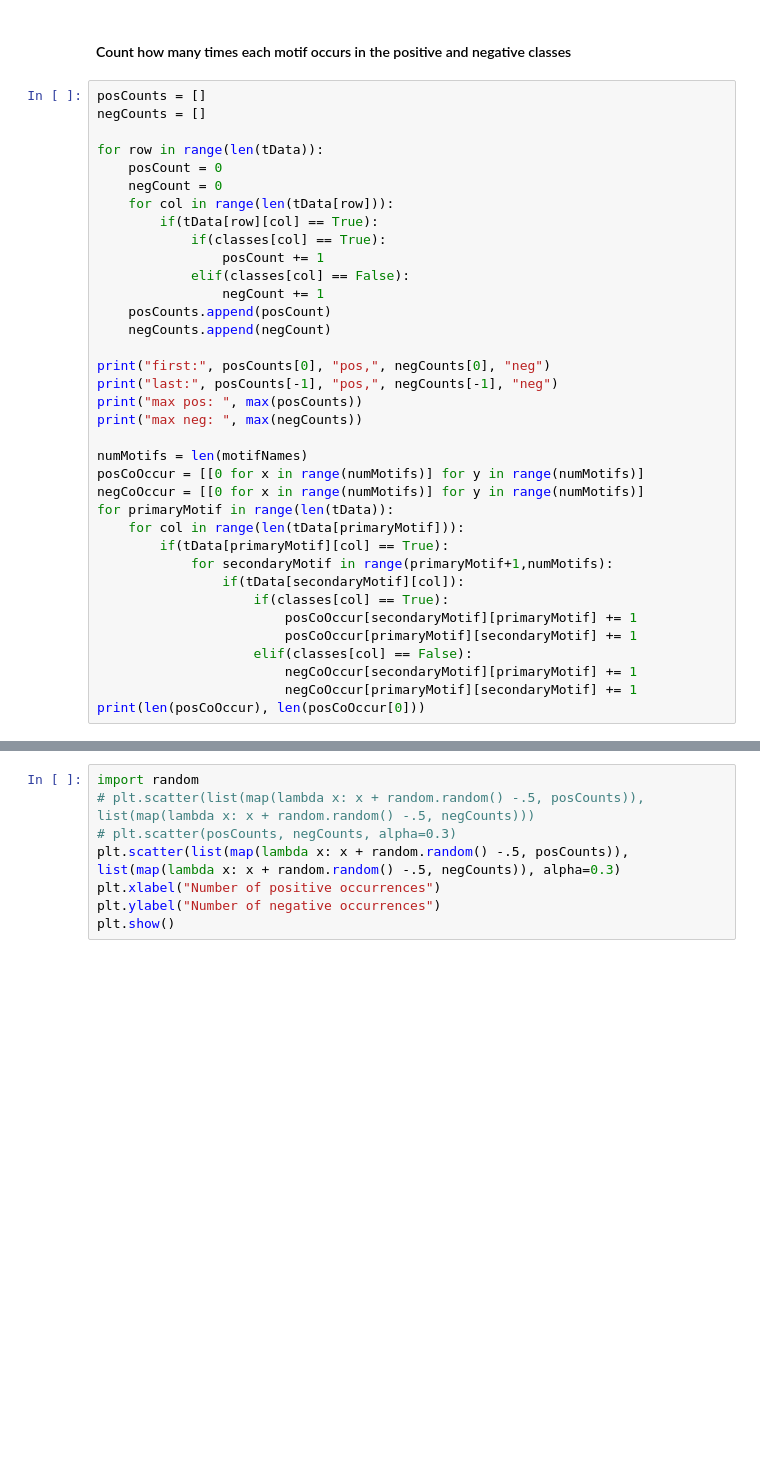
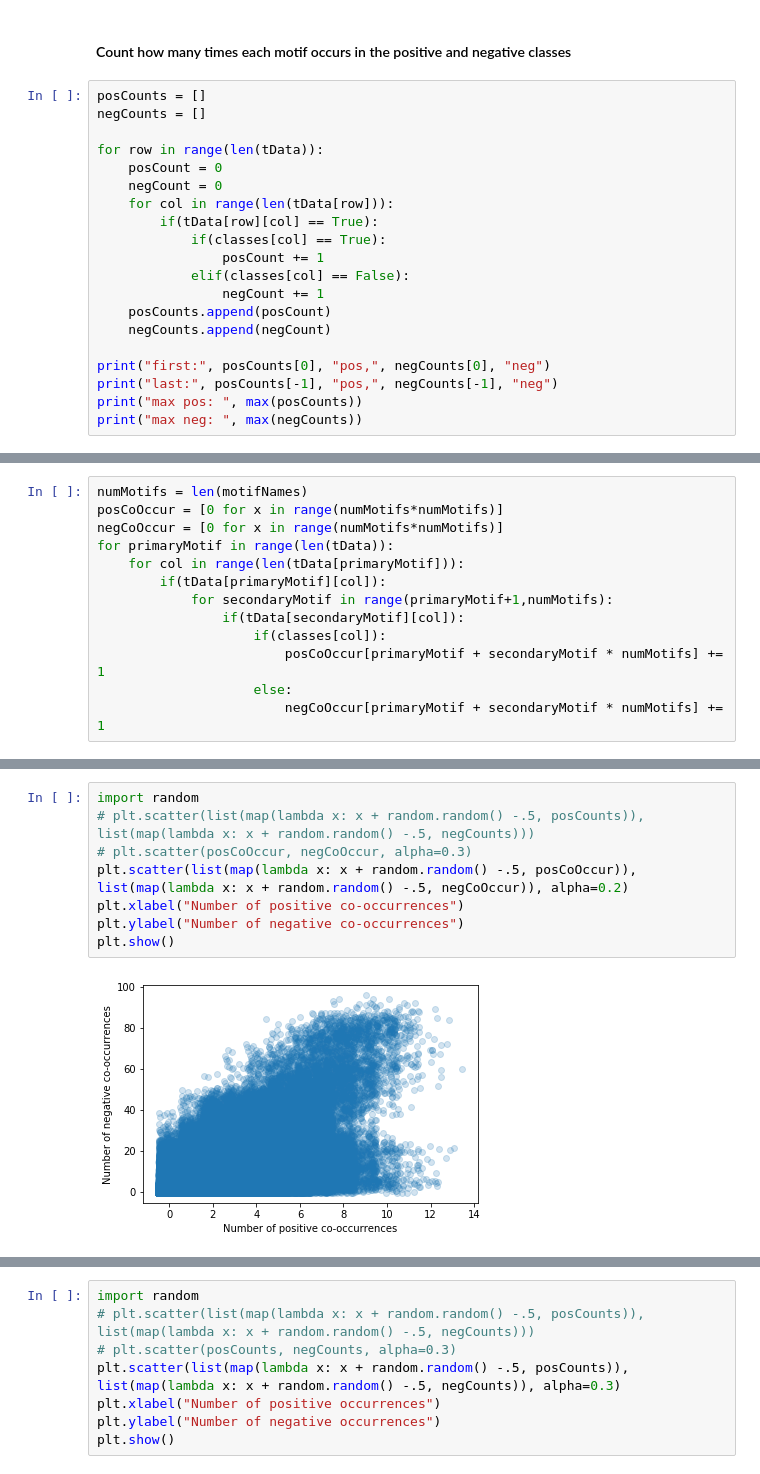
Before and after one commit to mullinmax/IS, a Jupyter notebook: Feature selection.ipynb, the cells around one changed output, grey strips where cells are left out. Drawn from its saved outputs; the diff is of its cells as text; blank space fills up the shorter version.

```diff
--- a/Feature selection.ipynb
+++ b/Feature selection.ipynb
@@ -72,19 +72,3 @@ print("first:", posCounts[0], "pos,", negCounts[0], "neg")
 print("last:", posCounts[-1], "pos,", negCounts[-1], "neg")
 print("max pos: ", max(posCounts))
 print("max neg: ", max(negCounts))
-
-numMotifs = len(motifNames)
-posCoOccur = [[0 for x in range(numMotifs)] for y in range(numMotifs)]
-negCoOccur = [[0 for x in range(numMotifs)] for y in range(numMotifs)]
-for primaryMotif in range(len(tData)):
-    for col in range(len(tData[primaryMotif])):
-        if(tData[primaryMotif][col] == True):
-            for secondaryMotif in range(primaryMotif+1,numMotifs):
-                if(tData[secondaryMotif][col]):
-                    if(classes[col] == True):
-                        posCoOccur[secondaryMotif][primaryMotif] += 1
-                        posCoOccur[primaryMotif][secondaryMotif] += 1
-                    elif(classes[col] == False):
-                        negCoOccur[secondaryMotif][primaryMotif] += 1
-                        negCoOccur[primaryMotif][secondaryMotif] += 1
-print(len(posCoOccur), len(posCoOccur[0]))
@@ -96,0 +75,13 @@ max neg:  106
+# %%
+numMotifs = len(motifNames)
+posCoOccur = [0 for x in range(numMotifs*numMotifs)]
+negCoOccur = [0 for x in range(numMotifs*numMotifs)]
+for primaryMotif in range(len(tData)):
+    for col in range(len(tData[primaryMotif])):
+        if(tData[primaryMotif][col]):
+            for secondaryMotif in range(primaryMotif+1,numMotifs):
+                if(tData[secondaryMotif][col]):
+                    if(classes[col]):
+                        posCoOccur[primaryMotif + secondaryMotif * numMotifs] += 1
+                    else:
+                        negCoOccur[primaryMotif + secondaryMotif * numMotifs] += 1
@@ -97 +92,11 @@ max neg:  106
+# %%
+import random
+# plt.scatter(list(map(lambda x: x + random.random() -.5, posCounts)), list(map(lambda x: x + random.random() -.5, negCounts)))
+# plt.scatter(posCoOccur, negCoOccur, alpha=0.3)
+plt.scatter(list(map(lambda x: x + random.random() -.5, posCoOccur)), list(map(lambda x: x + random.random() -.5, negCoOccur)), alpha=0.2)
+plt.xlabel("Number of positive co-occurrences")
+plt.ylabel("Number of negative co-occurrences")
+plt.show()
+# %% [output]
+[figure, added]
 # %% [markdown]
```
Also changed, not shown: parts of 4 cells of this notebook, 6 other files.
